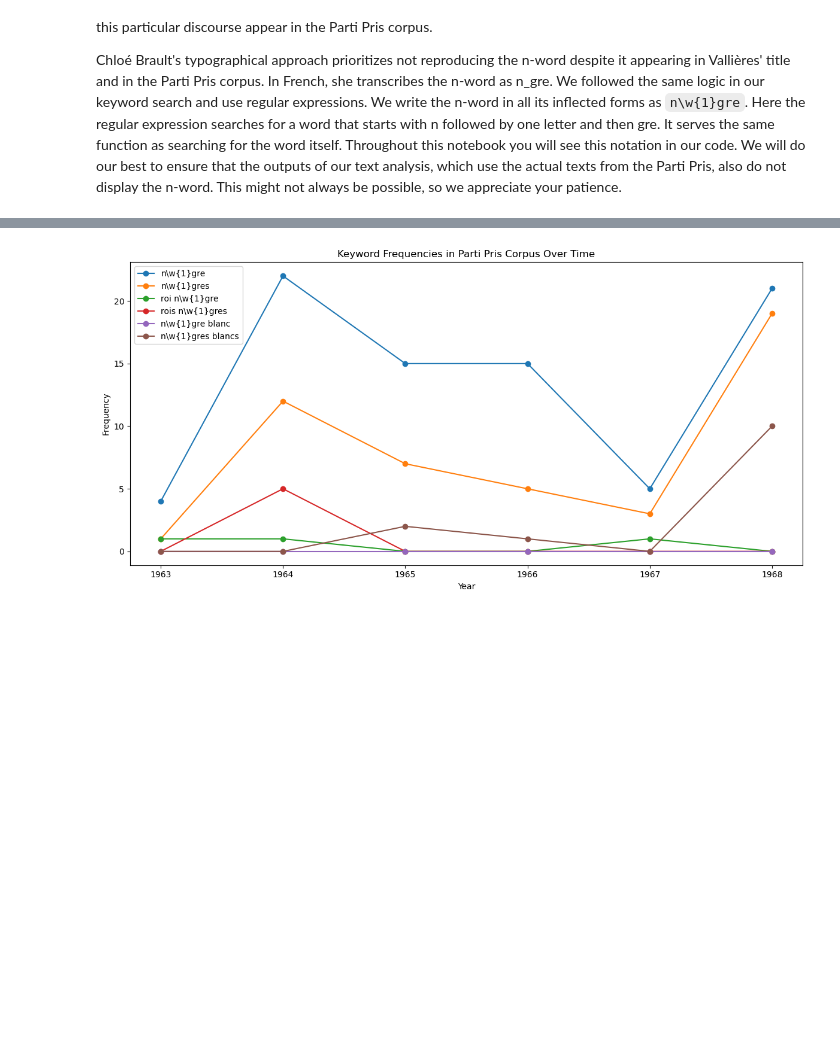
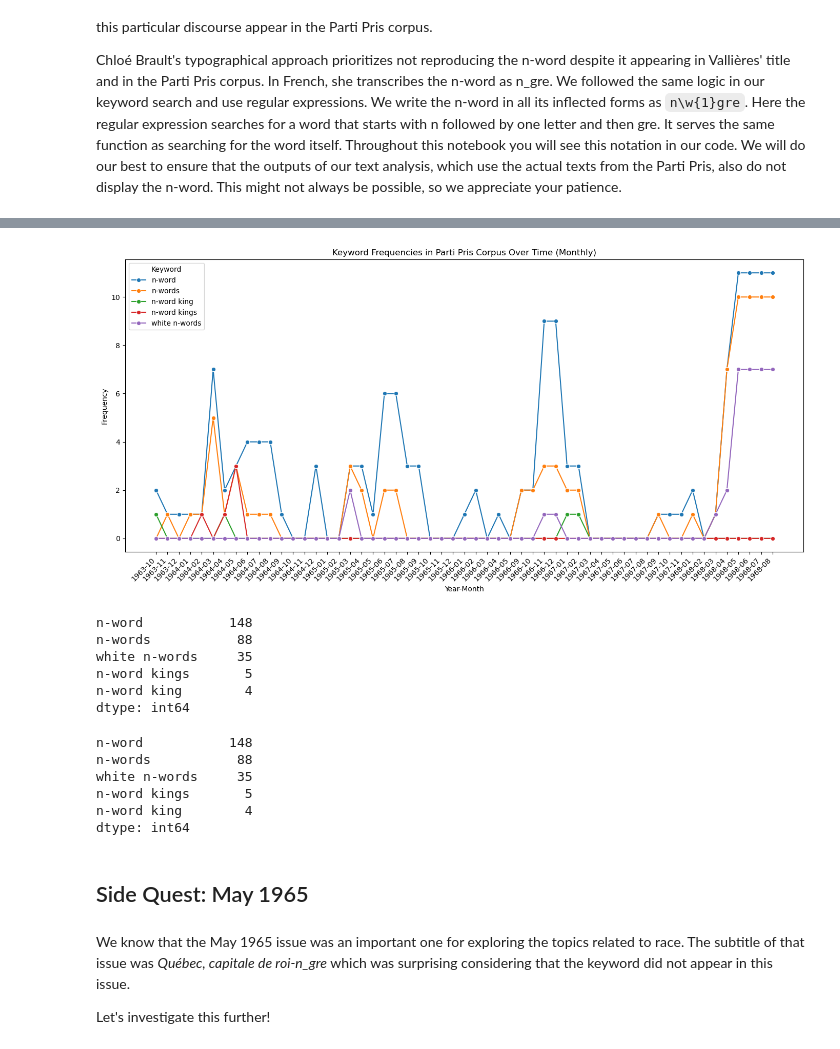
Before and after one commit to mervetekgurler/partipris, a Jupyter notebook: notebooks/03_text_analysis.ipynb, the cells around one changed output, grey strips where cells are left out. Saved outputs shown, nothing was run; the diff lists cells and outputs as text; code cells hidden in the pictures; blank space fills up the shorter version.

```diff
--- a/notebooks/03_text_analysis.ipynb
+++ b/notebooks/03_text_analysis.ipynb
@@ -16,10 +14,9 @@ import re
 import matplotlib.pyplot as plt
 import seaborn as sns
 # %%
-# Replace the path below with the actual location of your partipris_v3 dataset
-# Example assumes a CSV file; adjust if your data is in a different format
+# Load the final DataFrame
 
-df = pd.read_csv('../data/processed/partipris_v3.csv')
+df = pd.read_csv('../data/processed/partipris_final.csv')
 
 # Display the first few rows to verify
 df.head()
@@ -33,11 +48,11 @@ df.head()
 # %%
 # Define keywords and regular expressions
 keywords = {
-    'n\\w{1}gre': r'n\w{1}gre',
-    'n\\w{1}gres': r'n\w{1}gres',
-    'roi n\\w{1}gre': r'roi n\w{1}gre',
-    'rois n\\w{1}gres': r'rois n\w{1}gres',
-    'n\\w{1}gre blanc': r'n\w{1}gre blanc',
-    'n\\w{1}gres blancs': r'n\w{1}gres blancs'
+    'n-word': r'n\w{1}gre',
+    'n-words': r'n\w{1}gres',
+    'n-word king': r'roi n\w{1}gre',
+    'n-word kings': r'rois n\w{1}gres',
+    # 'n-word blanc': r'n\w{1}gre blanc',
+    'white n-words': r'n\w{1}gres blancs'
 }
 # %%
@@ -68,13 +103,50 @@ freq_df
 # %%
-plt.figure(figsize=(12, 6))
-for key in keywords.keys():
-    plt.plot(freq_df['year'], freq_df[key], marker='o', label=key)
+# Melt the DataFrame for easier plotting with seaborn
+freq_melted = freq_month_df.melt(id_vars='year_month', var_name='keyword', value_name='frequency')
 
-plt.xlabel('Year')
+plt.figure(figsize=(14, 7))
+sns.lineplot(
+    data=freq_melted,
+    x='year_month',
+    y='frequency',
+    hue='keyword',
+    marker='o'
+)
+
+plt.xlabel('Year-Month')
 plt.ylabel('Frequency')
-plt.title('Keyword Frequencies in Parti Pris Corpus Over Time')
-plt.legend()
+plt.title('Keyword Frequencies in Parti Pris Corpus Over Time (Monthly)')
+plt.xticks(rotation=45, ha='right')
+plt.legend(title='Keyword')
 plt.tight_layout()
 plt.show()
 # %% [output]
-[figure, old version]
+[figure, new version]
+# %%
+# Sum total appearances of each keyword across all months
+total_counts = freq_month_df.drop(columns='year_month').sum().sort_values(ascending=False)
+print(total_counts)
+# %% [output]
+n-word           148
+n-words           88
+white n-words     35
+n-word kings       5
+n-word king        4
+dtype: int64
+# %%
+# Sum total appearances of each keyword across all months
+total_counts = freq_month_df.drop(columns='year_month').sum().sort_values(ascending=False)
+print(total_counts)
+# %% [output]
+n-word           148
+n-words           88
+white n-words     35
+n-word kings       5
+n-word king        4
+dtype: int64
+# %% [markdown]
+## Side Quest: May 1965
+# %% [markdown]
+We know that the May 1965 issue was an important one for exploring the topics related to race. The subtitle of that issue was *Québec, capitale de roi-n_gre* which was surprising considering that the keyword did not appear in this issue.
+
+Let's investigate this further!
```
Also changed, not shown: parts of 24 cells of this notebook, 3 other files.
